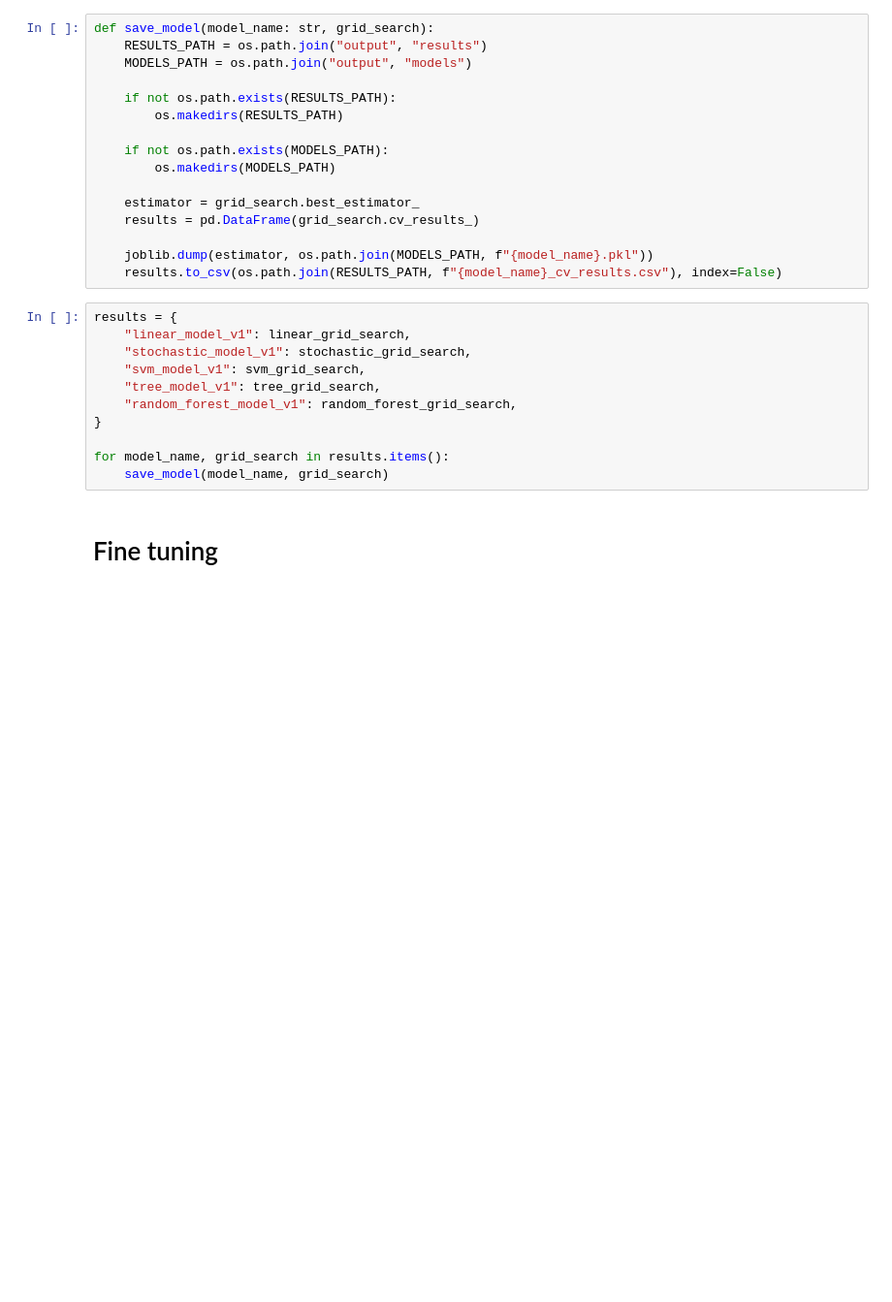
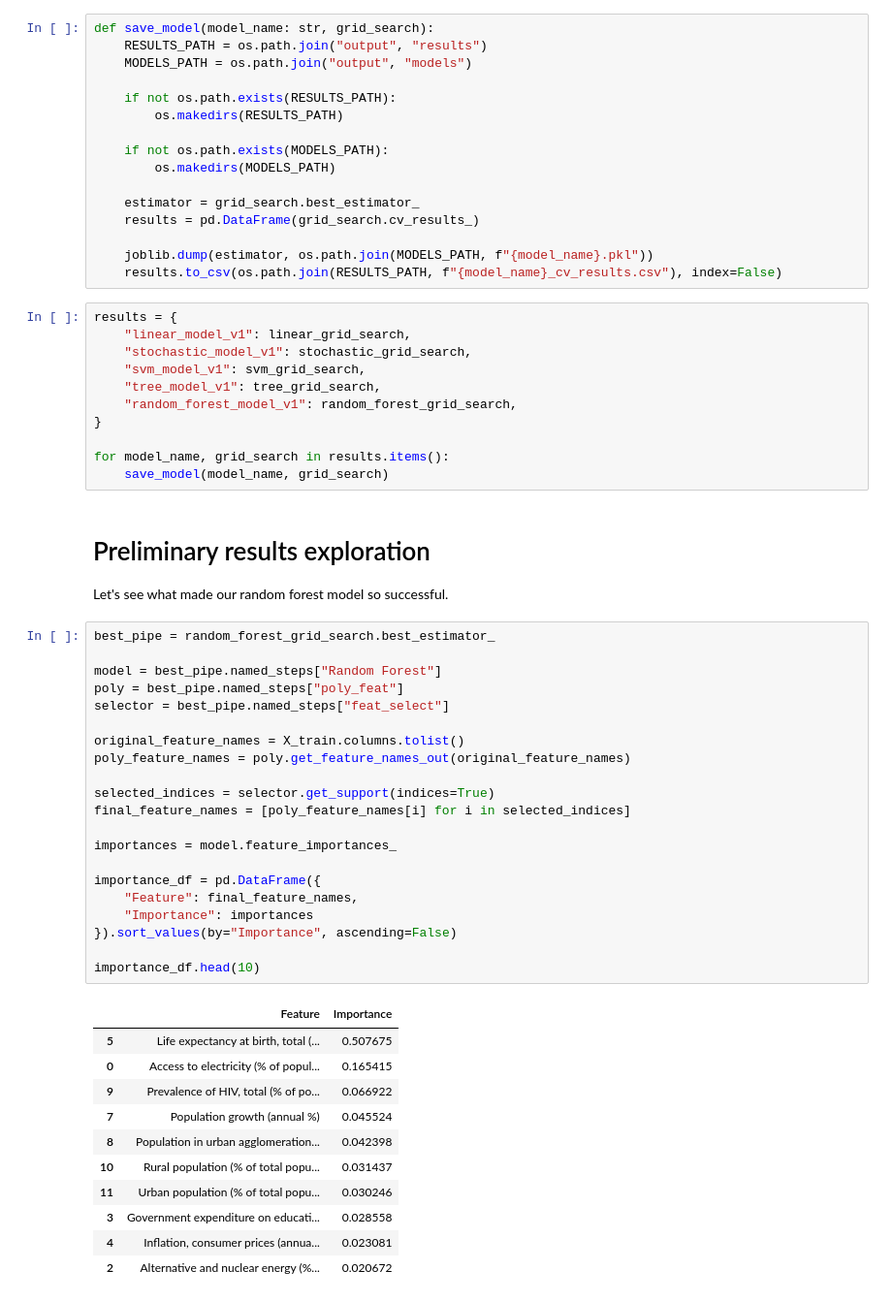
Before and after one commit to flawedvice/happiness-prediction, a Jupyter notebook: exploration.ipynb, the cells around one changed output. Shown at 97% size. Saved outputs shown, nothing was run; the diff lists cells and outputs as text; blank space fills up the shorter version.

Commit message:
📦 feat: Model training 2.0

```diff
--- a/exploration.ipynb
+++ b/exploration.ipynb
@@ -1461,4 +1473,38 @@ results = {
 for model_name, grid_search in results.items():
     save_model(model_name, grid_search)
 # %% [markdown]
-# Fine tuning
+# Preliminary results exploration
+Let's see what made our random forest model so successful.
+# %%
+best_pipe = random_forest_grid_search.best_estimator_
+
+model = best_pipe.named_steps["Random Forest"]
+poly = best_pipe.named_steps["poly_feat"]
+selector = best_pipe.named_steps["feat_select"]
+
+original_feature_names = X_train.columns.tolist()
+poly_feature_names = poly.get_feature_names_out(original_feature_names)
+
+selected_indices = selector.get_support(indices=True)
+final_feature_names = [poly_feature_names[i] for i in selected_indices]
+
+importances = model.feature_importances_
+
+importance_df = pd.DataFrame({
+    "Feature": final_feature_names,
+    "Importance": importances
+}).sort_values(by="Importance", ascending=False)
+
+importance_df.head(10)
+# %% [output]
+|  | Feature | Importance |
+| 5 | Life expectancy at birth, total (... | 0.507675 |
+| 0 | Access to electricity (% of popul... | 0.165415 |
+| 9 | Prevalence of HIV, total (% of po... | 0.066922 |
+| 7 | Population growth (annual %) | 0.045524 |
+| 8 | Population in urban agglomeration... | 0.042398 |
+| 10 | Rural population (% of total popu... | 0.031437 |
+| 11 | Urban population (% of total popu... | 0.030246 |
+| 3 | Government expenditure on educati... | 0.028558 |
+| 4 | Inflation, consumer prices (annua... | 0.023081 |
+| 2 | Alternative and nuclear energy (%... | 0.020672 |
```
Also changed, not shown: parts of 30 cells of this notebook, 2 other files.
